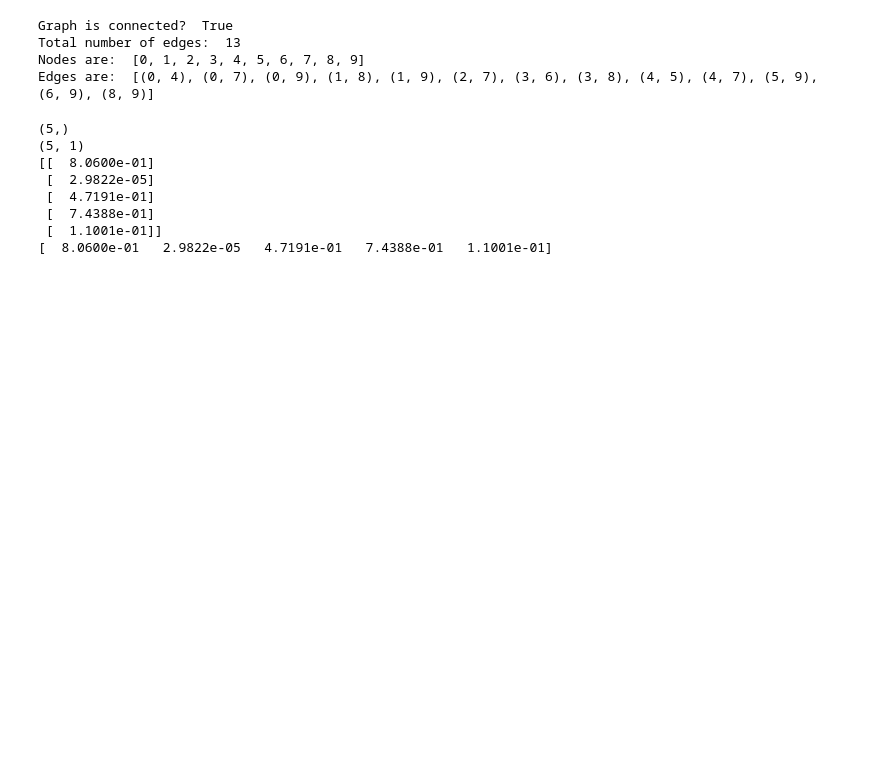
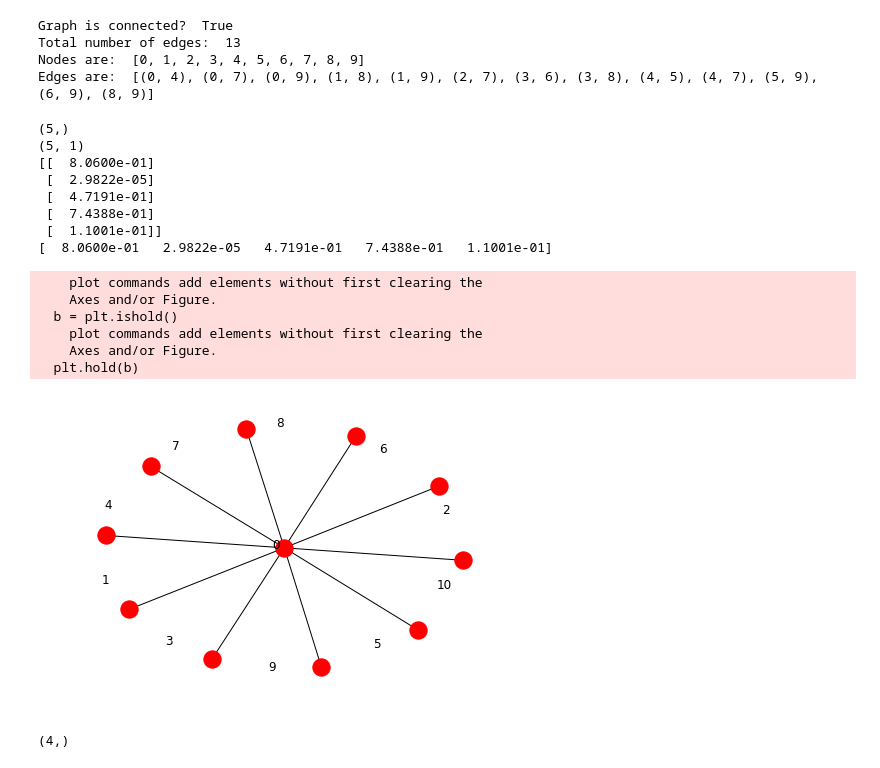
Before and after one commit to flyseeksky/HCADMM, a Jupyter notebook: random_connected_graph.ipynb, the cells around one changed output. Cells and saved outputs as stored; diff of their text form; code cells hidden in the pictures; blank space fills up the shorter version.

Commit message:
test getAB with star graph

```diff
--- a/random_connected_graph.ipynb
+++ b/random_connected_graph.ipynb
@@ -58,0 +62,19 @@ print(c.ravel())
+# %%
+G = nx.star_graph(10)
+nx.draw(G)
+labels=nx.draw_networkx_labels(G,pos=nx.spring_layout(G))
+plt.show()
+# %% [output]
+    plot commands add elements without first clearing the
+    Axes and/or Figure.
+  b = plt.ishold()
+    plot commands add elements without first clearing the
+    Axes and/or Figure.
+  plt.hold(b)
+[figure, added]
+# %%
+import numpy as np
+x = np.ones((4,))
+print(x.shape)
+# %% [output]
+(4,)
```
Also changed, not shown: parts of 1 cell of this notebook, 1 other file.
